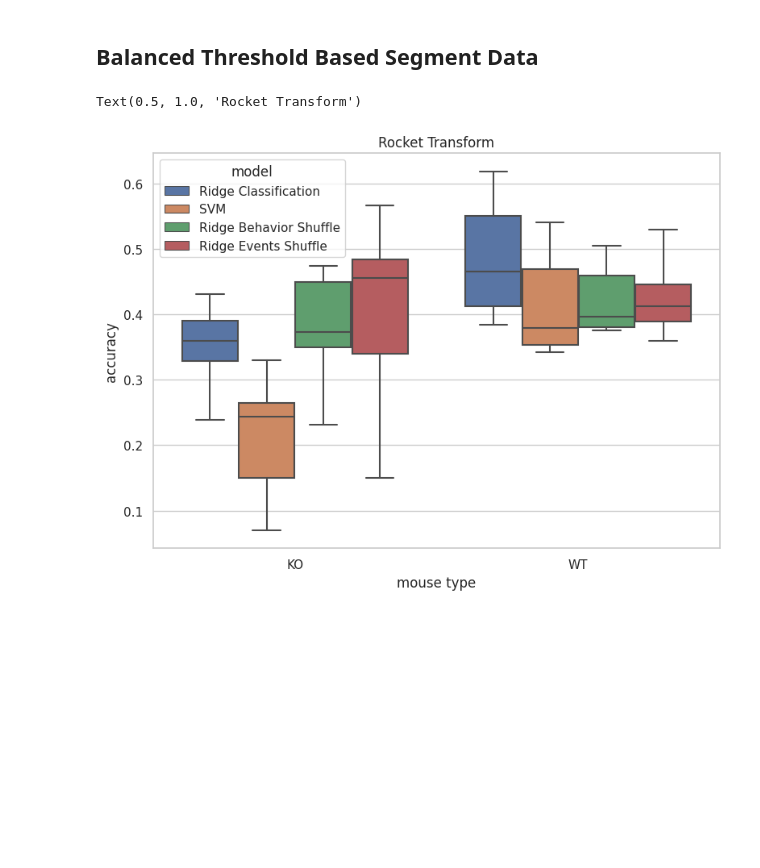
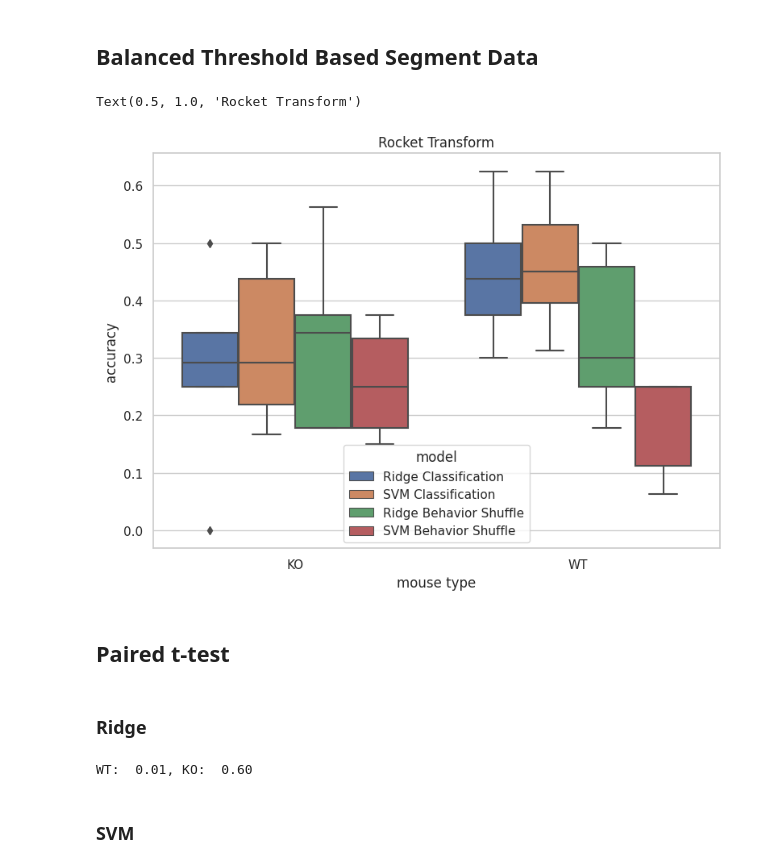
Before and after one commit to kisaragiRY/decoding-DG, a Jupyter notebook: notebooks/3-decoding-model/2-classification/3-time-series-classification/2-implement/01-rocket-results.ipynb, the cells around one changed output. Drawn from its saved outputs; the diff is of its cells as text; code cells hidden in the pictures; blank space fills up the shorter version.

Commit message:
trained with SVM and Ridge with given K and num_nerknels #42

```diff
--- a/notebooks/3-decoding-model/2-classification/3-time-series-classification/2-implement/01-rocket-results.ipynb
+++ b/notebooks/3-decoding-model/2-classification/3-time-series-classification/2-implement/01-rocket-results.ipynb
@@ -18,18 +15,0 @@ datalist = ParamDir().data_path_list
-# %%
-fig, ax = plt.subplots(figsize=(6,4), tight_layout = True, sharey=True)
-
-accu_KO, accu_WT = [], []
-for m_id, data_dir in enumerate(datalist):
-    data_name = str(data_dir).split('/')[-1]
-    with open(ParamDir().output_dir/data_name/(f"tsc_train_rocket.pickle"),"rb") as f:
-        results = pickle.load(f)
-    accu = np.sum((results["y_test"]==results["y_pred"]))/len(results["y_pred"])
-    if "KO" in data_name:
-        accu_KO.append(accu)
-    else:
-        accu_WT.append(accu)
-
-
-ax.boxplot([accu_WT, accu_KO])
-ax.set_xticklabels(['wild-type', 'knockout'])
-ax.set_ylabel("accuracy")
@@ -41,29 +18,67 @@ Text(0, 0.5, 'accuracy')
 # %%
 fig, ax = plt.subplots(figsize=(8,6), tight_layout = True, sharey=True)
 file_model = [
-    ("tsc_train_rocket_threshold_segment_False", "Ridge Classification"),
-    ("tsc_train_rocket_SVM_threshold_segment_False", "SVM"),
+    ("tsc_train_rocket_Ridge_threshold_segment_False", "Ridge Classification"),
+    ("tsc_train_rocket_SVM_threshold_segment_False", "SVM Classification"),
+    # ("tsc_train_rocket_Kmeans_threshold_segment_False", "KMeans"),
     # ("tsc_train_rocket_Softmax_threshold_segment_False", "Softmax"),
     ("tsc_train_rocket_Ridge_threshold_segment_behavior shuffling", "Ridge Behavior Shuffle"),
-    ("tsc_train_rocket_Ridge_threshold_segment_events shuffling", "Ridge Events Shuffle"),
+    # ("tsc_train_rocket_Ridge_threshold_segment_events shuffling", "Ridge Events Shuffle"),
+    ("tsc_train_rocket_SVM_threshold_segment_behavior shuffling", "SVM Behavior Shuffle"),
+    # ("tsc_train_rocket_SVM_threshold_segment_events shuffling", "SVM Events Shuffle"),
+
 ]
 accu_list = []
 for file_name, model in file_model:
     for m_id, data_dir in enumerate(datalist):
         data_name = str(data_dir).split('/')[-1]
         with open(ParamDir().output_dir/data_name/(f"{file_name}.pickle"),"rb") as f:
             results = pickle.load(f)
         accu = np.mean(results["scores"])
         if "KO" in data_name:
             accu_list.append((accu, "KO", model))
         else:
             accu_list.append((accu, "WT", model))
 
 df = pd.DataFrame(accu_list, columns=["score", "mouse type", "model"])
 sns.boxplot(x="mouse type", y ="score", hue="model", data=df, ax=ax)
 ax.set_ylabel("accuracy")
 # ax.legend(bbox_to_anchor=(.3, 1.2))
 ax.set_title("Rocket Transform")
 # %% [output]
 Text(0.5, 1.0, 'Rocket Transform')
-[figure, old version]
+[figure, new version]
+# %% [markdown]
+## Paired t-test
+# %% [markdown]
+### Ridge
+# %%
+import scipy.stats as stats
+file_model = [
+    ("tsc_train_rocket_Ridge_threshold_segment_False", "original"),
+    # ("tsc_train_rocket_Ridge_threshold_segment_behavior shuffling", "shuffle"),
+    ("tsc_train_rocket_Ridge_threshold_segment_events shuffling", "shuffle"),
+]
+acc_WT, acc_KO = [], []
+for m_id, data_dir in enumerate(datalist):
+    for file_name, data_type in file_model:
+        data_name = str(data_dir).split('/')[-1]
+        with open(ParamDir().output_dir/data_name/(f"{file_name}.pickle"),"rb") as f:
+            results = pickle.load(f)
+        if "KO" in str(data_dir):
+            acc_KO.append(((np.mean(results["scores"])), data_type))
+        else:
+            acc_WT.append(((np.mean(results["scores"])), data_type))
+
+
+df_acc_WT = pd.DataFrame(acc_WT, columns=["accu", "data type"])
+WT_p = stats.ttest_rel(df_acc_WT[df_acc_WT["data type"]=="original"]["accu"].values,
+                df_acc_WT[df_acc_WT["data type"]=="shuffle"]["accu"].values).pvalue
+df_acc_KO = pd.DataFrame(acc_KO, columns=["accu", "data type"])
+KO_p = stats.ttest_rel(df_acc_KO[df_acc_KO["data type"]=="original"]["accu"].values,
+                df_acc_KO[df_acc_KO["data type"]=="shuffle"]["accu"].values).pvalue
+print(f"WT: {WT_p: .2f}, KO: {KO_p: .2f}")
+# %% [output]
+WT:  0.01, KO:  0.60
+# %% [markdown]
+### SVM
```
Also changed, not shown: parts of 3 cells of this notebook, 2 other files.
